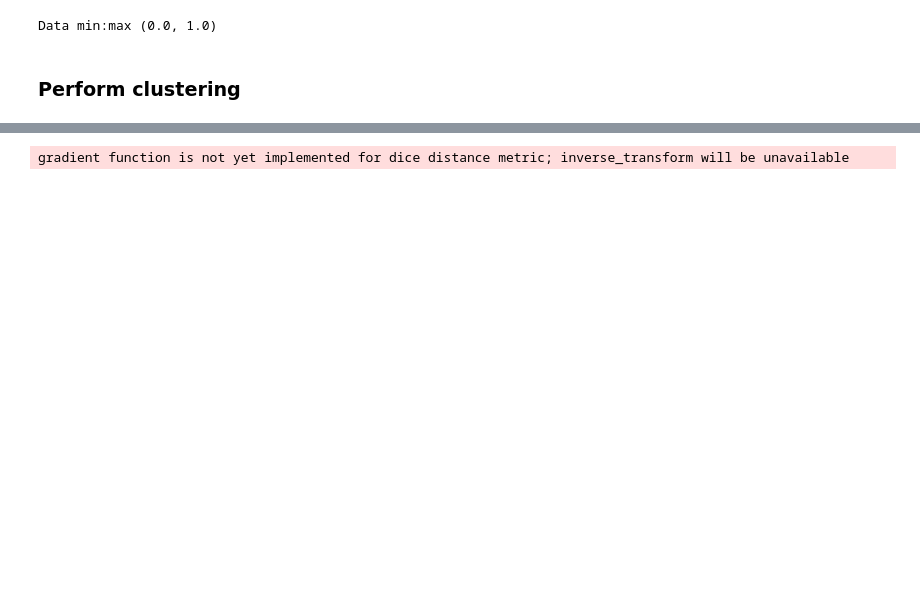
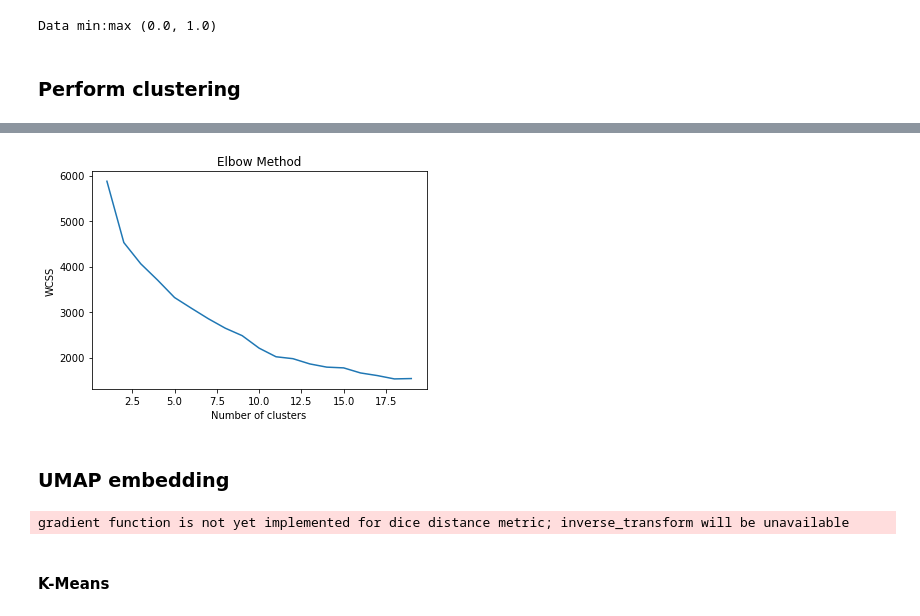
Before and after one commit to extrevaro/e-merlin, a Jupyter notebook: Clustering_analysis_of_reaction_sets.ipynb, the cells around one changed output, grey strips where cells are left out. Saved outputs shown, nothing was run; the diff lists cells and outputs as text; code cells hidden in the pictures; blank space fills up the shorter version.

```diff
--- a/Clustering_analysis_of_reaction_sets.ipynb
+++ b/Clustering_analysis_of_reaction_sets.ipynb
@@ -274,0 +311,9 @@ cluster_rxn_study_dict
+# %%
+# Plot the WCSS values
+plt.plot(range(1, 20), wcss)
+plt.title('Elbow Method')
+plt.xlabel('Number of clusters')
+plt.ylabel('WCSS')
+plt.show()
+# %% [output]
+[figure, added]
@@ -275,3 +351,5 @@ cluster_rxn_study_dict
+# %% [markdown]
+### UMAP embedding
 # %%
 num_clusters = 10
 neighbors = 200
@@ -291,3 +362,5 @@ clusters = (KMeans(n_clusters=num_clusters, init='k-means++',
 # %% [output]
 gradient function is not yet implemented for dice distance metric; inverse_transform will be unavailable
+# %% [markdown]
+#### K-Means
 # %%
```
Also changed, not shown: parts of 24 cells of this notebook.
